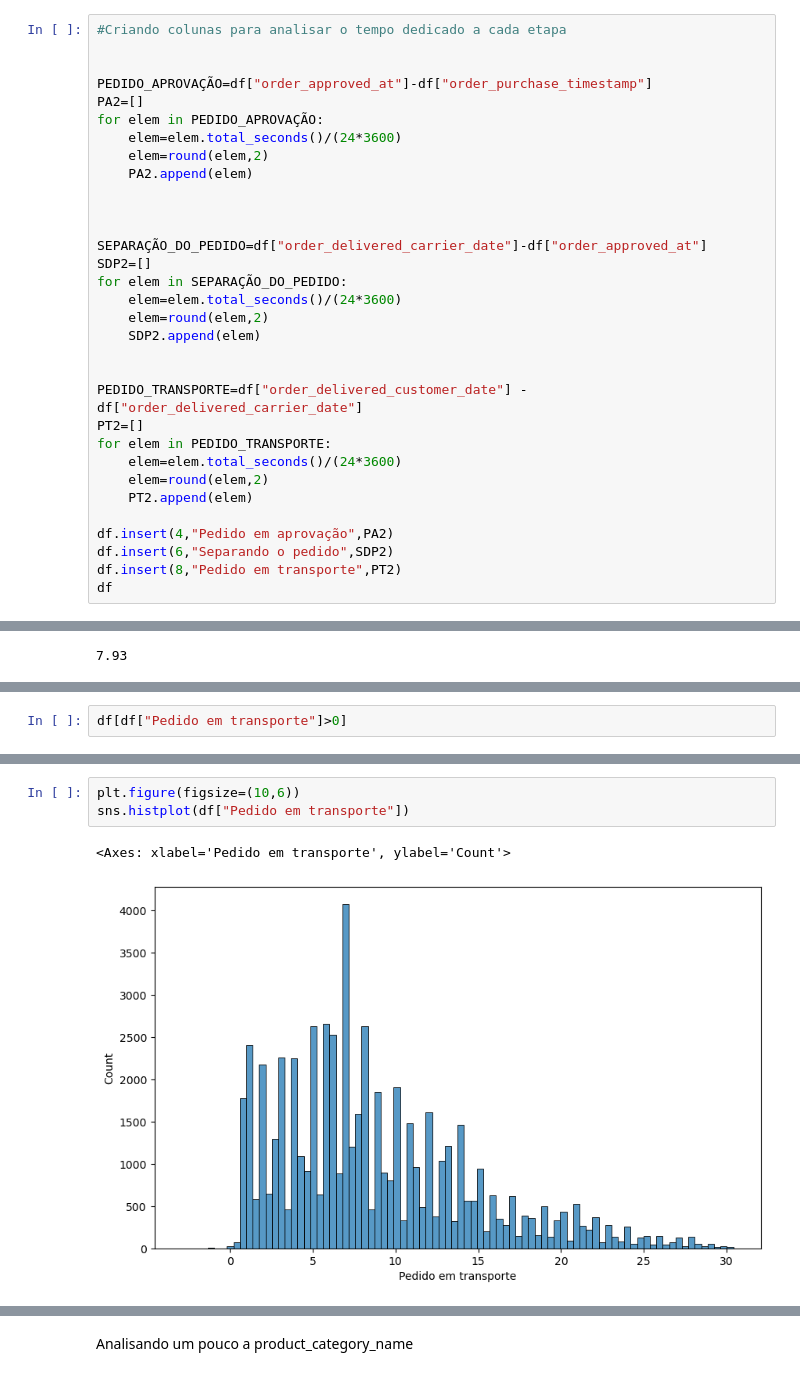
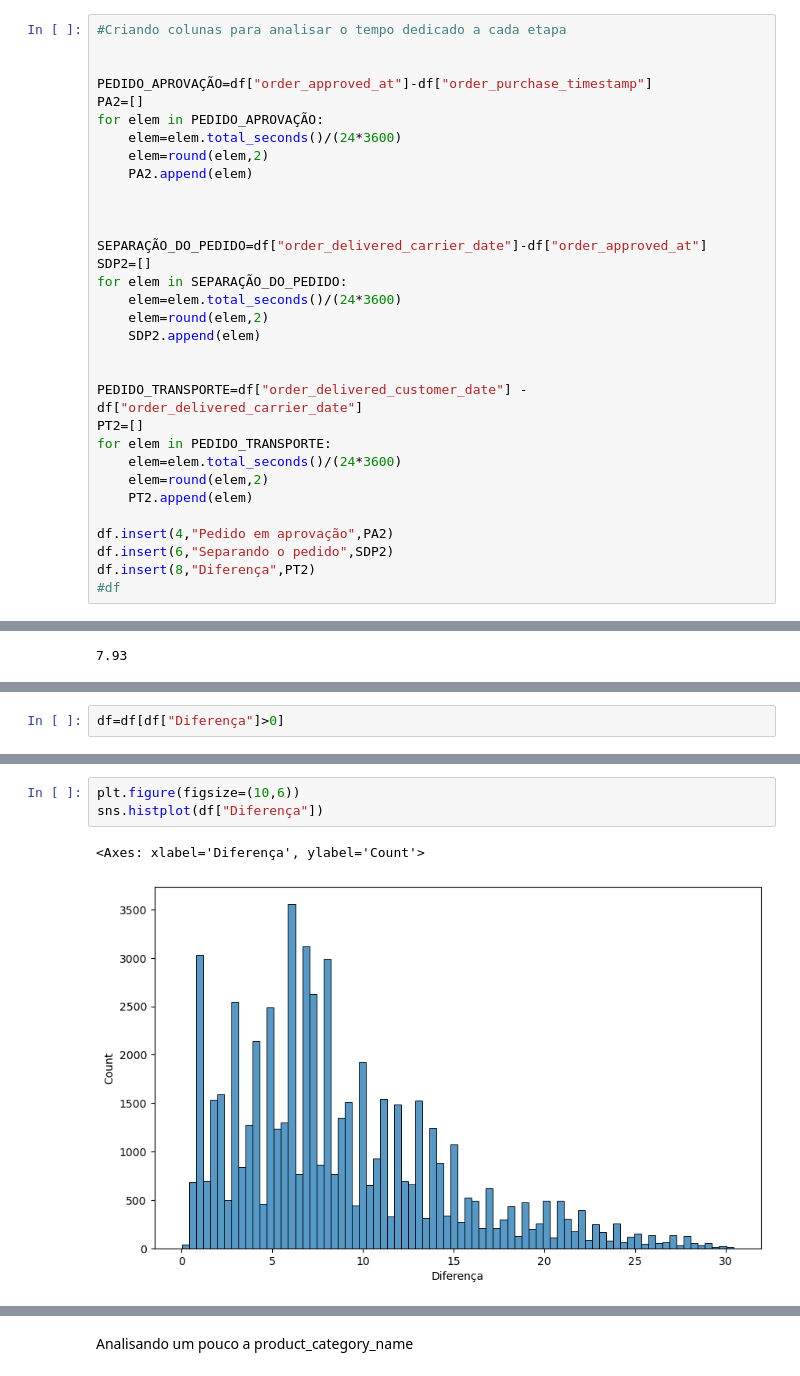
Before and after one commit to mateusono1/De-Company, a Jupyter notebook: limpeza.ipynb, the cells around one changed output, grey strips where cells are left out. Cells and saved outputs as stored; diff of their text form.

```diff
--- a/limpeza.ipynb
+++ b/limpeza.ipynb
@@ -226,5 +81,5 @@ for elem in PEDIDO_TRANSPORTE:
 
 df.insert(4,"Pedido em aprovação",PA2)
 df.insert(6,"Separando o pedido",SDP2)
-df.insert(8,"Pedido em transporte",PT2)
-df
+df.insert(8,"Diferença",PT2)
+#df
@@ -420,2 +205,2 @@ Name: Pedido em transporte, dtype: float64
 # %%
-df[df["Pedido em transporte"]>0]
+df=df[df["Diferença"]>0]
@@ -441,7 +212,7 @@ print(out_inf,out_sup)
 # %%
 plt.figure(figsize=(10,6))
-sns.histplot(df["Pedido em transporte"])
+sns.histplot(df["Diferença"])
 # %% [output]
-<Axes: xlabel='Pedido em transporte', ylabel='Count'>
+<Axes: xlabel='Diferença', ylabel='Count'>
-[figure, old version]
+[figure, new version]
 # %%
```
Also changed, not shown: parts of 27 cells of this notebook, 2 other files.
